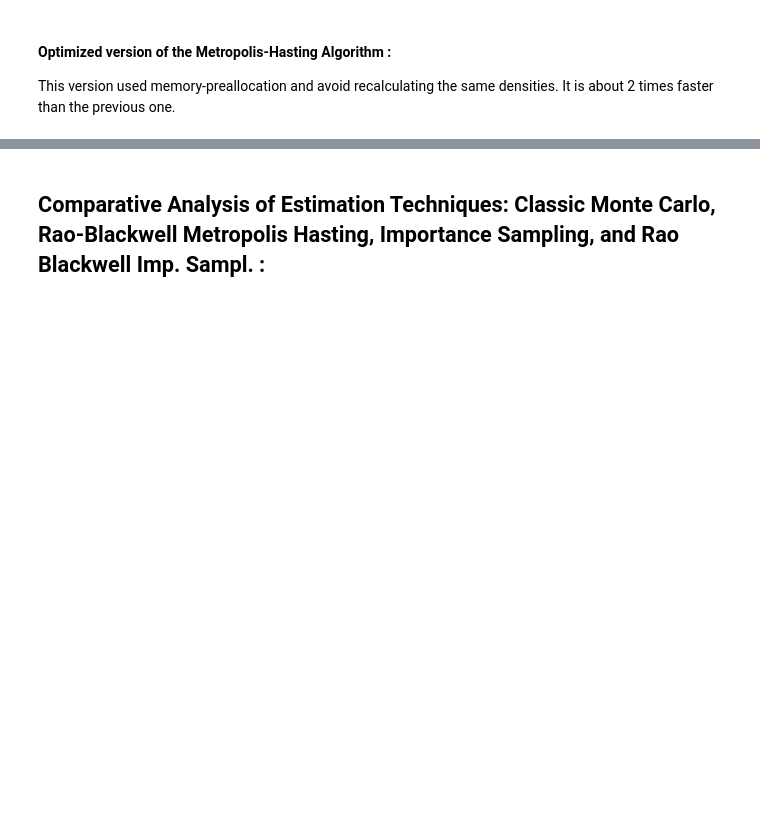
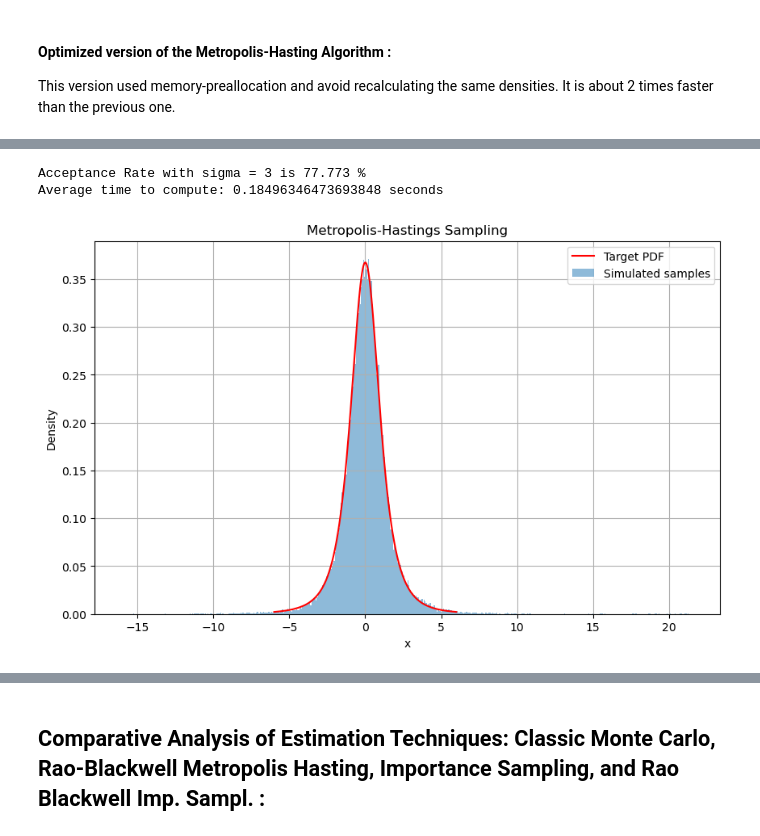
Before and after one commit to KillianCST/Academic-Projects-, a Jupyter notebook: Rao-Blackwellization of sampling scheme/RB_MH_IS.ipynb, the cells around one changed output, grey strips where cells are left out. Drawn from its saved outputs; the diff is of its cells as text; code cells hidden in the pictures; blank space fills up the shorter version.

```diff
--- a/Rao-Blackwellization of sampling scheme/RB_MH_IS.ipynb
+++ b/Rao-Blackwellization of sampling scheme/RB_MH_IS.ipynb
@@ -108 +91,69 @@ Time to compute : 0.09751558303833008
+# %%
+@jit(nopython=True)
+def metropolis_hastings(numb_runs, num_samples, sigma, print_acceptance_rate=False):
+    proposed_samples = np.zeros((numb_runs, num_samples + 1))
+    accepted_samples = np.zeros((numb_runs, num_samples + 1))
+    random_uniforms = np.random.rand(numb_runs, num_samples + 1)
+    compteur_accept = 0
+
+
+    for j in range(numb_runs):
+        current_sample = f_sampling()  # Starting sample from the target
+        accepted_samples[j, 0] = current_sample
+        proposed_samples[j, 0] = current_sample
+        f_current = f_target(current_sample)
+
+        for i in range(1, num_samples + 1):
+            proposal = g_sampling(current_sample, sigma)
+            g_current_to_proposal = g_proposal(current_sample, proposal, sigma)
+            g_proposal_to_current = g_proposal(proposal, current_sample, sigma)
+
+
+            f_proposed = f_target(proposal)
+
+            # Calculate the acceptance ratio
+            acceptance_ratio = (f_proposed / f_current) * (g_current_to_proposal / g_proposal_to_current)
+            acceptance_ratio = min(1, acceptance_ratio)
+
+            # Accept or reject the proposal
+            if random_uniforms[j, i - 1] < acceptance_ratio:
+                current_sample = proposal
+                f_current = f_proposed
+                compteur_accept += 1
+
+            proposed_samples[j, i] = proposal
+            accepted_samples[j, i] = current_sample
+
+    if print_acceptance_rate:
+        acceptance_rate = 100 * compteur_accept / (numb_runs * num_samples)
+        print("Acceptance Rate with sigma =", sigma, "is", acceptance_rate, "%")
+    return accepted_samples, proposed_samples
+
+# Simulation parameters
+numb_runs = 1
+num_samples = 100000
+sigma = 3
+
+# Run the Metropolis-Hastings algorithm
+start_time = time.time()
+accepted_samples, proposed = metropolis_hastings(numb_runs, num_samples, sigma, print_acceptance_rate=True)
+end_time = time.time()
+print(f"Average time to compute: {(end_time - start_time) / numb_runs} seconds")
+
+# Plotting results for one chain
+plt.figure(figsize=(10, 6))
+pdf_values = np.array([f_target(x) for x in xx])
+
+plt.plot(xx, pdf_values, label="Target PDF", color="red")
+plt.hist(accepted_samples[0, :], bins='auto', density=True, alpha=0.5, label="Simulated samples")
+plt.legend()
+plt.xlabel("x")
+plt.ylabel("Density")
+plt.title("Metropolis-Hastings Sampling")
+plt.grid()
+plt.show()
+# %% [output]
+Acceptance Rate with sigma = 3 is 77.773 %
+Average time to compute: 0.18496346473693848 seconds
+[figure, added]
 # %%
```
Also changed, not shown: parts of 26 cells of this notebook, 4 other files.
